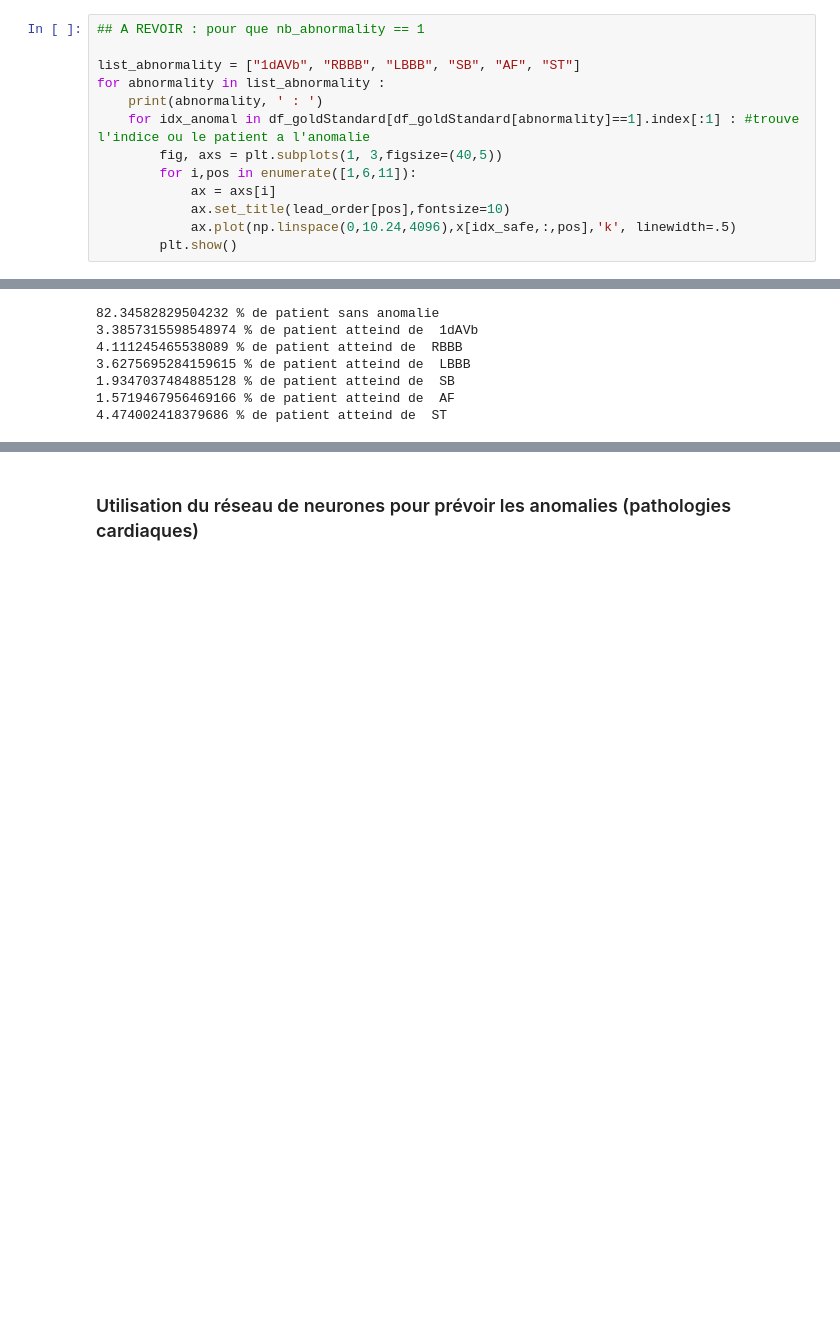
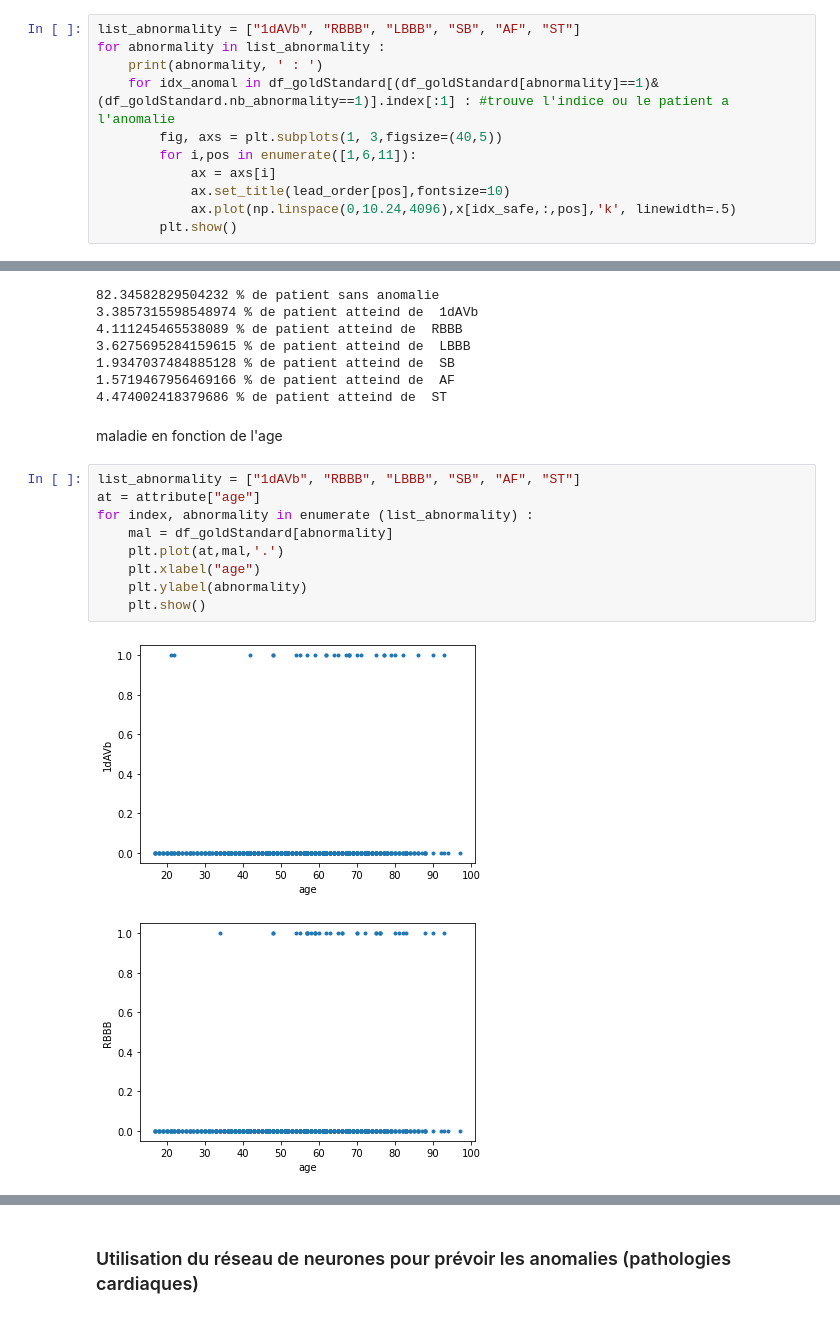
Before and after one commit to oceanespinasse/Projet-Cardiologie, a Jupyter notebook: Test.ipynb, the cells around one changed output, grey strips where cells are left out. Drawn from its saved outputs; the diff is of its cells as text; blank space fills up the shorter version.

```diff
--- a/Test.ipynb
+++ b/Test.ipynb
@@ -169,12 +220,10 @@ ST 5
 # %% [markdown]
 Visualisation des cardiogrammes des patient qui ont une anomalie.
 # %%
-## A REVOIR : pour que nb_abnormality == 1
-
 list_abnormality = ["1dAVb", "RBBB", "LBBB", "SB", "AF", "ST"]
 for abnormality in list_abnormality :
     print(abnormality, ' : ')
-    for idx_anomal in df_goldStandard[df_goldStandard[abnormality]==1].index[:1] : #trouve l'indice ou le patient a l'anomalie
+    for idx_anomal in df_goldStandard[(df_goldStandard[abnormality]==1)&(df_goldStandard.nb_abnormality==1)].index[:1] : #trouve l'indice ou le patient a l'anomalie
         fig, axs = plt.subplots(1, 3,figsize=(40,5))
         for i,pos in enumerate([1,6,11]):
             ax = axs[i]
@@ -214,3 +263,17 @@ for abnormality in list_abnormality :
 1.9347037484885128 % de patient atteind de  SB
 1.5719467956469166 % de patient atteind de  AF
 4.474002418379686 % de patient atteind de  ST
+# %% [markdown]
+maladie en fonction de l'age
+# %%
+list_abnormality = ["1dAVb", "RBBB", "LBBB", "SB", "AF", "ST"]
+at = attribute["age"]
+for index, abnormality in enumerate (list_abnormality) :
+    mal = df_goldStandard[abnormality]
+    plt.plot(at,mal,'.')
+    plt.xlabel("age")
+    plt.ylabel(abnormality)
+    plt.show()
+# %% [output]
+[figure, added]
+[figure, added]
```
Also changed, not shown: parts of 21 cells of this notebook.
